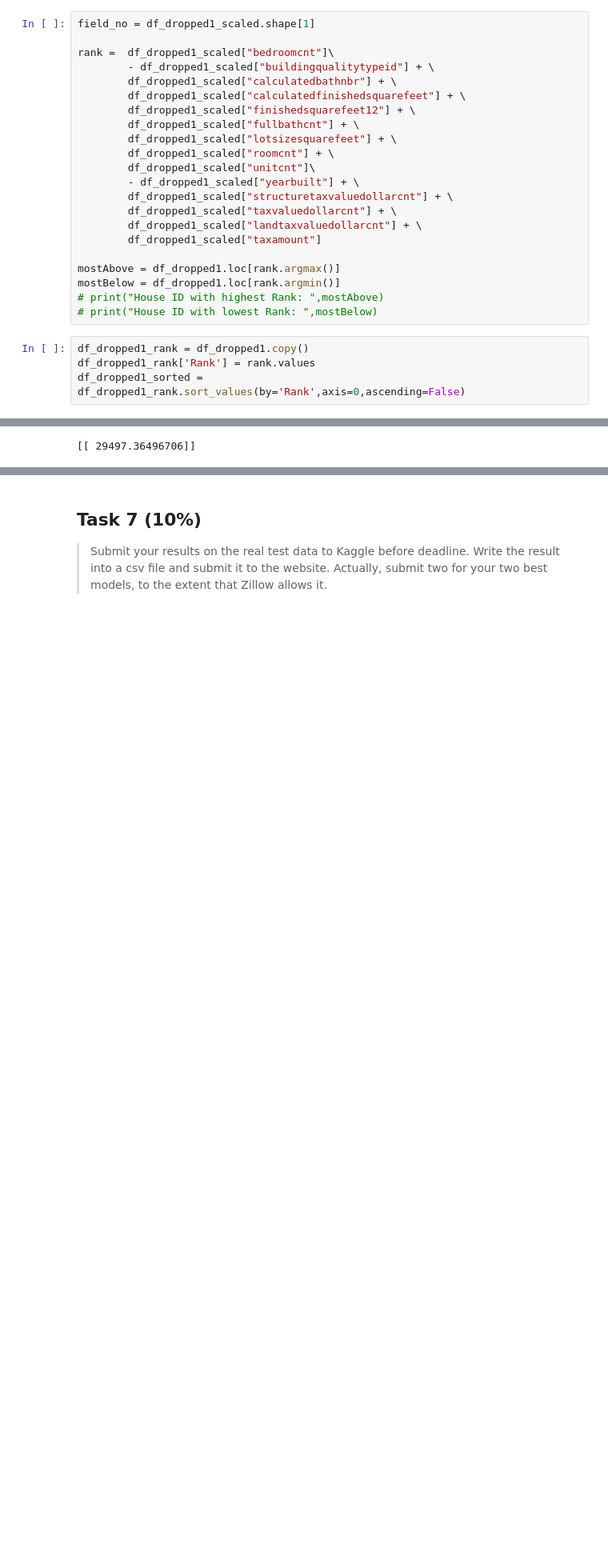
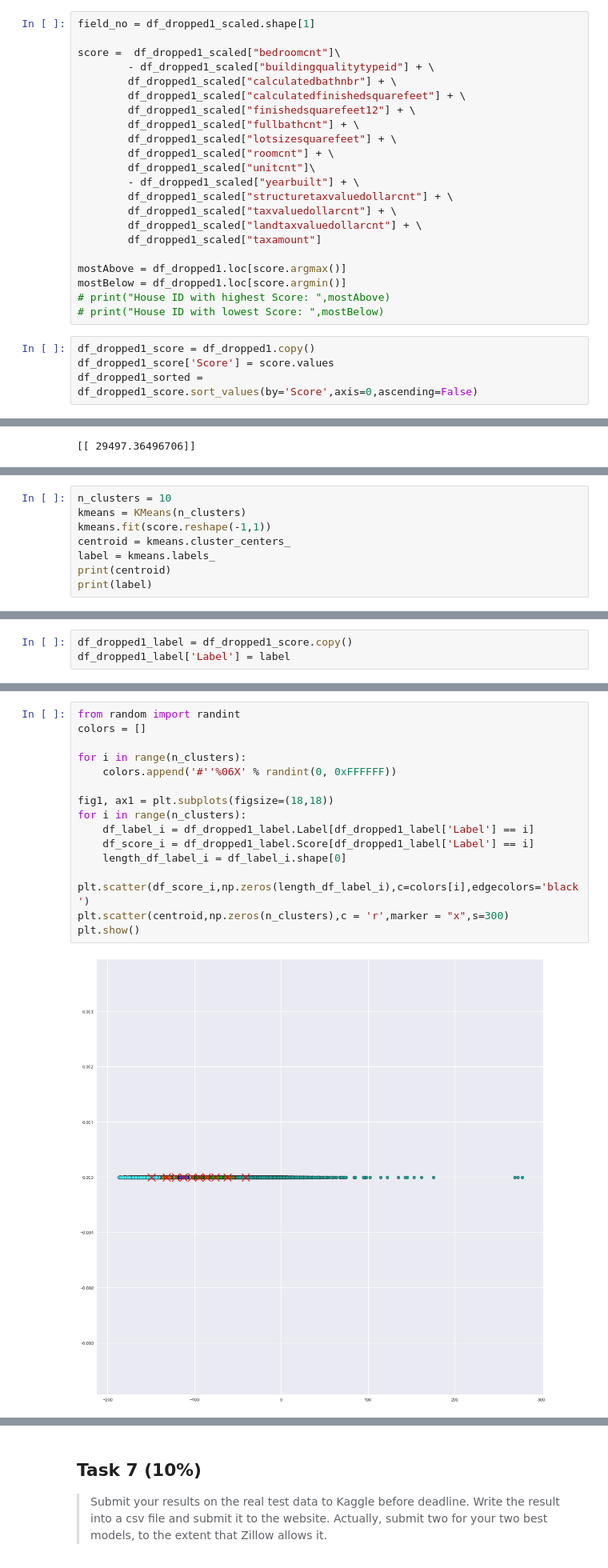
Before and after one commit to trungnguyencs/Automatic-Singing-Evaluation, a Jupyter notebook: HW3/HW3.ipynb, the cells around one changed output, grey strips where cells are left out. Shown: that part at 80% size. Cells and saved outputs as stored; diff of their text form; blank space fills up the shorter version.

```diff
--- a/HW3/HW3.ipynb
+++ b/HW3/HW3.ipynb
@@ -109,7 +106,7 @@ df_dropped1_scaled["taxamount"] = preprocessing.minmax_scale(df_dropped1["taxamo
 # %%
 field_no = df_dropped1_scaled.shape[1]
 
-rank =  df_dropped1_scaled["bedroomcnt"]\
+score =  df_dropped1_scaled["bedroomcnt"]\
         - df_dropped1_scaled["buildingqualitytypeid"] + \
         df_dropped1_scaled["calculatedbathnbr"] + \
         df_dropped1_scaled["calculatedfinishedsquarefeet"] + \
@@ -124,12 +121,12 @@ rank =  df_dropped1_scaled["bedroomcnt"]\
         df_dropped1_scaled["landtaxvaluedollarcnt"] + \
         df_dropped1_scaled["taxamount"]
 
-mostAbove = df_dropped1.loc[rank.argmax()]
-mostBelow = df_dropped1.loc[rank.argmin()]
-# print("House ID with highest Rank: ",mostAbove)
-# print("House ID with lowest Rank: ",mostBelow)
+mostAbove = df_dropped1.loc[score.argmax()]
+mostBelow = df_dropped1.loc[score.argmin()]
+# print("House ID with highest Score: ",mostAbove)
+# print("House ID with lowest Score: ",mostBelow)
 # %%
-df_dropped1_rank = df_dropped1.copy()
-df_dropped1_rank['Rank'] = rank.values
-df_dropped1_sorted = df_dropped1_rank.sort_values(by='Rank',axis=0,ascending=False)
+df_dropped1_score = df_dropped1.copy()
+df_dropped1_score['Score'] = score.values
+df_dropped1_sorted = df_dropped1_score.sort_values(by='Score',axis=0,ascending=False)
 # %%
@@ -187,0 +198,8 @@ print(pairwise_distance(X2,Y2))
+# %%
+n_clusters = 10
+kmeans = KMeans(n_clusters)
+kmeans.fit(score.reshape(-1,1))
+centroid = kmeans.cluster_centers_
+label = kmeans.labels_
+print(centroid)
+print(label)
@@ -187,0 +220,3 @@ print(pairwise_distance(X2,Y2))
+# %%
+df_dropped1_label = df_dropped1_score.copy()
+df_dropped1_label['Label'] = label
@@ -188,3 +225,20 @@ print(pairwise_distance(X2,Y2))
+# %%
+from random import randint
+colors = []
+
+for i in range(n_clusters):
+    colors.append('#''%06X' % randint(0, 0xFFFFFF))
+
+fig1, ax1 = plt.subplots(figsize=(18,18))
+for i in range(n_clusters):
+    df_label_i = df_dropped1_label.Label[df_dropped1_label['Label'] == i]
+    df_score_i = df_dropped1_label.Score[df_dropped1_label['Label'] == i]
+    length_df_label_i = df_label_i.shape[0]
+    plt.scatter(df_score_i,np.zeros(length_df_label_i),c=colors[i],edgecolors='black')
+plt.scatter(centroid,np.zeros(n_clusters),c = 'r',marker = "x",s=300)
+plt.show()
+# %% [output]
+[figure, added]
 # %% [markdown]
 ## Task 4 (20%)
 
```
Also changed, not shown: parts of 13 cells of this notebook.
